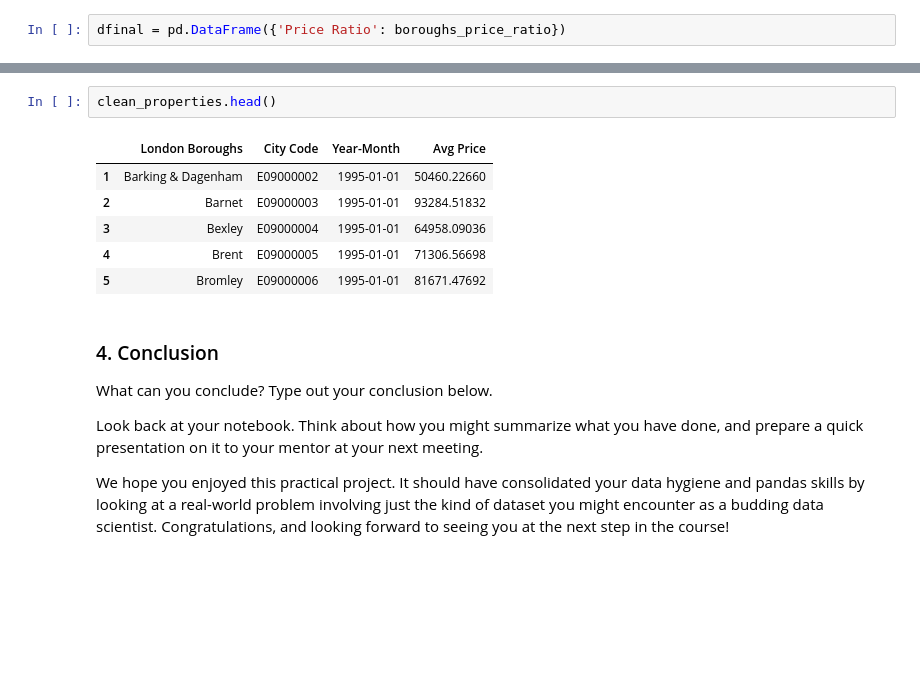
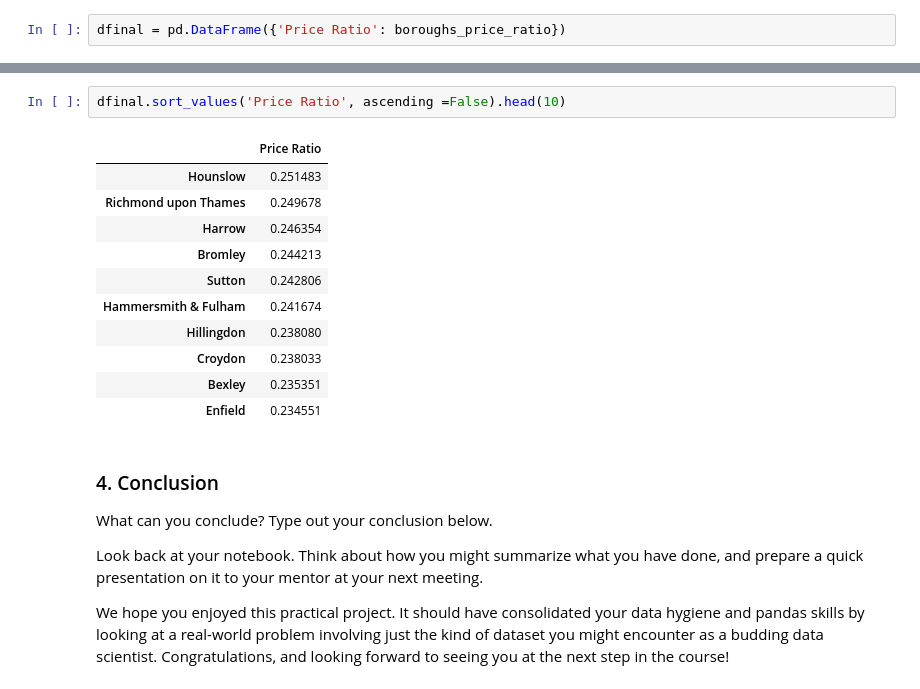
Before and after one commit to nahsradus/LondonHousePrices, a Jupyter notebook: Unit 4 Challenge - Tier 3.ipynb, the cells around one changed output, grey strips where cells are left out. Drawn from its saved outputs; the diff is of its cells as text; blank space fills up the shorter version.

```diff
--- a/Unit 4 Challenge - Tier 3.ipynb
+++ b/Unit 4 Challenge - Tier 3.ipynb
@@ -344,12 +309,17 @@ dfinal
-# %%
-clean_properties.head()
-# %% [output]
-|  | London Boroughs | City Code | Year-Month | Avg Price |
-| 1 | Barking & Dagenham | E09000002 | 1995-01-01 | 50460.22660 |
-| 2 | Barnet | E09000003 | 1995-01-01 | 93284.51832 |
-| 3 | Bexley | E09000004 | 1995-01-01 | 64958.09036 |
-| 4 | Brent | E09000005 | 1995-01-01 | 71306.56698 |
-| 5 | Bromley | E09000006 | 1995-01-01 | 81671.47692 |
+# %%
+dfinal.sort_values('Price Ratio', ascending =False).head(10)
+# %% [output]
+|  | Price Ratio |
+| Hounslow | 0.251483 |
+| Richmond upon Thames | 0.249678 |
+| Harrow | 0.246354 |
+| Bromley | 0.244213 |
+| Sutton | 0.242806 |
+| Hammersmith & Fulham | 0.241674 |
+| Hillingdon | 0.238080 |
+| Croydon | 0.238033 |
+| Bexley | 0.235351 |
+| Enfield | 0.234551 |
 # %% [markdown]
 ### 4. Conclusion
 What can you conclude? Type out your conclusion below.
```
Also changed, not shown: parts of 9 cells of this notebook.
